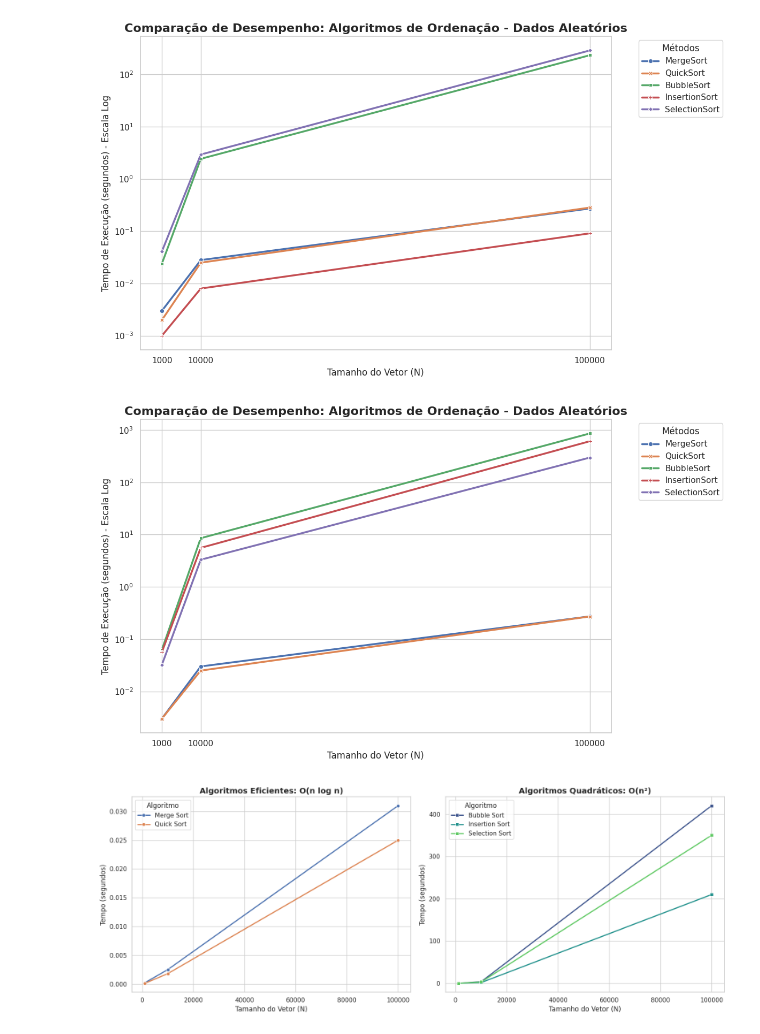
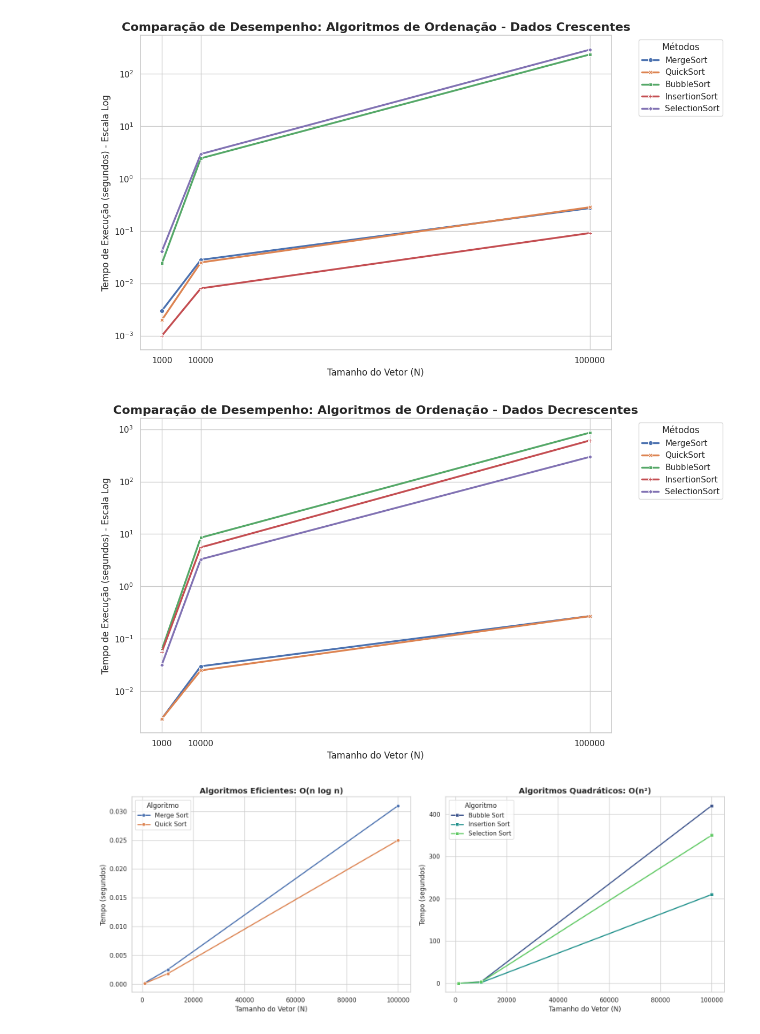
Before and after one commit to anabiarochar/Mestrado_AlgoritmosProgramacao, a Jupyter notebook: Projeto1/Gráficos.ipynb, the cells around one changed output. Drawn from its saved outputs; the diff is of its cells as text; code cells hidden in the pictures.

```diff
--- a/Projeto1/Gráficos.ipynb
+++ b/Projeto1/Gráficos.ipynb
@@ -115,35 +115,35 @@ decrescentes = {
                   ['InsertionSort']*3 + ['SelectionSort']*3)
 }
 
 df = pd.DataFrame(decrescentes)
 
 # 2. Configuração estética do Seaborn
 sns.set_theme(style="whitegrid")
 plt.figure(figsize=(12, 7))
 
 # 3. Criação do gráfico de linhas com escala logarítmica
 # A escala logarítmica é CRUCIAL aqui, pois os métodos O(n log n)
 # são ordens de magnitude mais rápidos que os O(n²)
 g = sns.lineplot(data=df, x='Tamanho do Vetor', y='Tempo (s)',
                  hue='Algoritmo', style='Algoritmo', markers=True, dashes=False, linewidth=2.5)
 
 g.set_yscale("log") # Escala logarítmica para visualização justa
 g.set_xscale("linear")
 
 # 4. Customização de títulos e eixos
-plt.title('Comparação de Desempenho: Algoritmos de Ordenação - Dados Aleatórios', fontsize=16, fontweight='bold')
+plt.title('Comparação de Desempenho: Algoritmos de Ordenação - Dados Decrescentes', fontsize=16, fontweight='bold')
 plt.xlabel('Tamanho do Vetor (N)', fontsize=12)
 plt.ylabel('Tempo de Execução (segundos) - Escala Log', fontsize=12)
 plt.xticks([1000, 10000, 100000])
 
 plt.legend(title='Métodos', bbox_to_anchor=(1.05, 1), loc='upper left')
 plt.tight_layout()
 
 # Salvar o gráfico para o relatório
 plt.savefig('comparativo_algoritmos_decrescentes.png', dpi=300)
 plt.show()
 # %% [output]
-[figure, old version]
+[figure, new version]
 # %%
 import matplotlib.pyplot as plt
 import seaborn as sns
```
Also changed, not shown: parts of 3 cells of this notebook.
